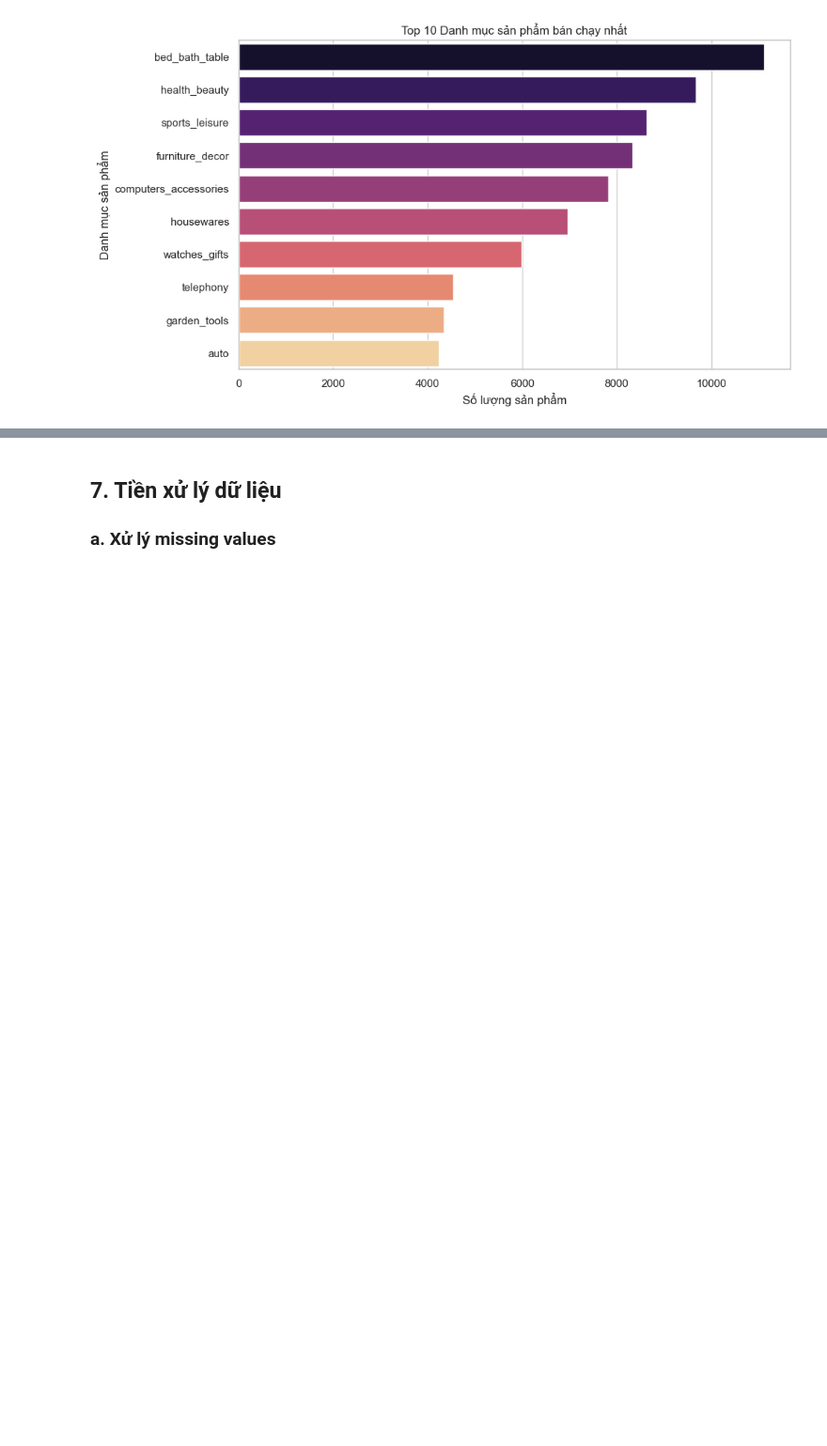
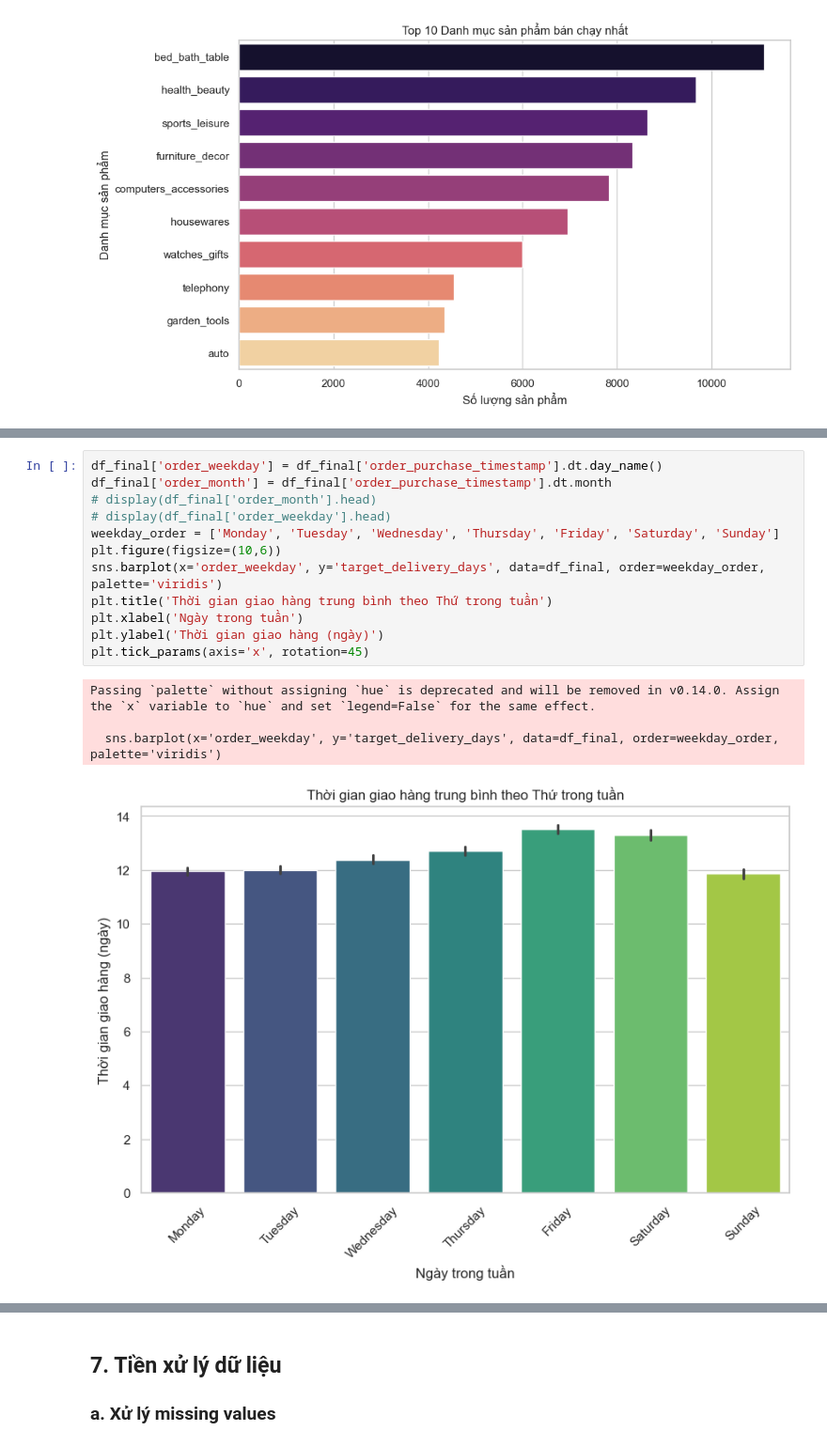
Before and after one commit to conluoi123/Machine-Learning---Project-1-, a Jupyter notebook: code/Part1_Regression/notebook.ipynb, the cells around one changed output, grey strips where cells are left out. Shown at 94% size. Saved outputs shown, nothing was run; the diff lists cells and outputs as text; blank space fills up the shorter version.

Commit message:
feat: explore insight from the chart to help step feature engineer

```diff
--- a/code/Part1_Regression/notebook.ipynb
+++ b/code/Part1_Regression/notebook.ipynb
@@ -530,0 +544,17 @@ plt.show()
+# %%
+df_final['order_weekday'] = df_final['order_purchase_timestamp'].dt.day_name()
+df_final['order_month'] = df_final['order_purchase_timestamp'].dt.month
+# display(df_final['order_month'].head)
+# display(df_final['order_weekday'].head)
+weekday_order = ['Monday', 'Tuesday', 'Wednesday', 'Thursday', 'Friday', 'Saturday', 'Sunday']
+plt.figure(figsize=(10,6))
+sns.barplot(x='order_weekday', y='target_delivery_days', data=df_final, order=weekday_order, palette='viridis')
+plt.title('Thời gian giao hàng trung bình theo Thứ trong tuần')
+plt.xlabel('Ngày trong tuần')
+plt.ylabel('Thời gian giao hàng (ngày)')
+plt.tick_params(axis='x', rotation=45)
+# %% [output]
+Passing `palette` without assigning `hue` is deprecated and will be removed in v0.14.0. Assign the `x` variable to `hue` and set `legend=False` for the same effect.
+
+  sns.barplot(x='order_weekday', y='target_delivery_days', data=df_final, order=weekday_order, palette='viridis')
+[figure, added]
```
Also changed, not shown: parts of 26 cells of this notebook.
